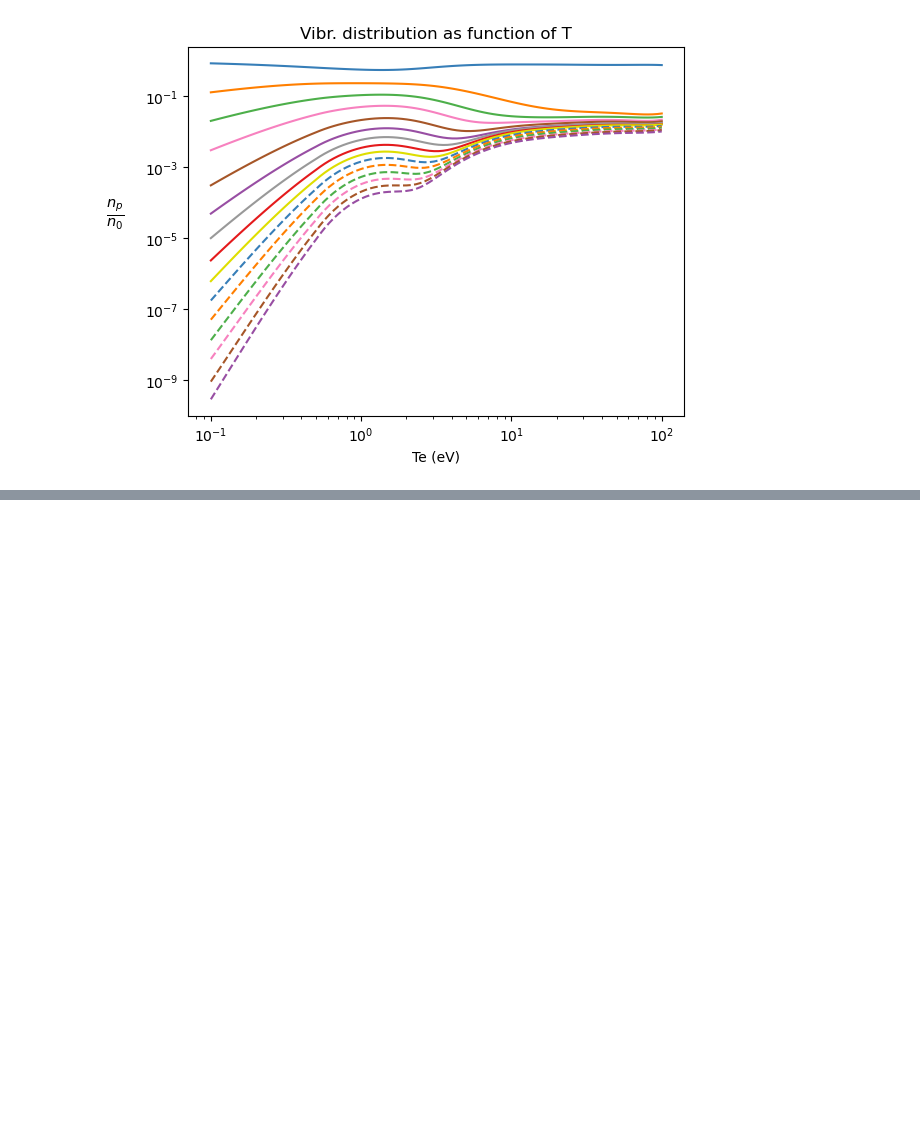
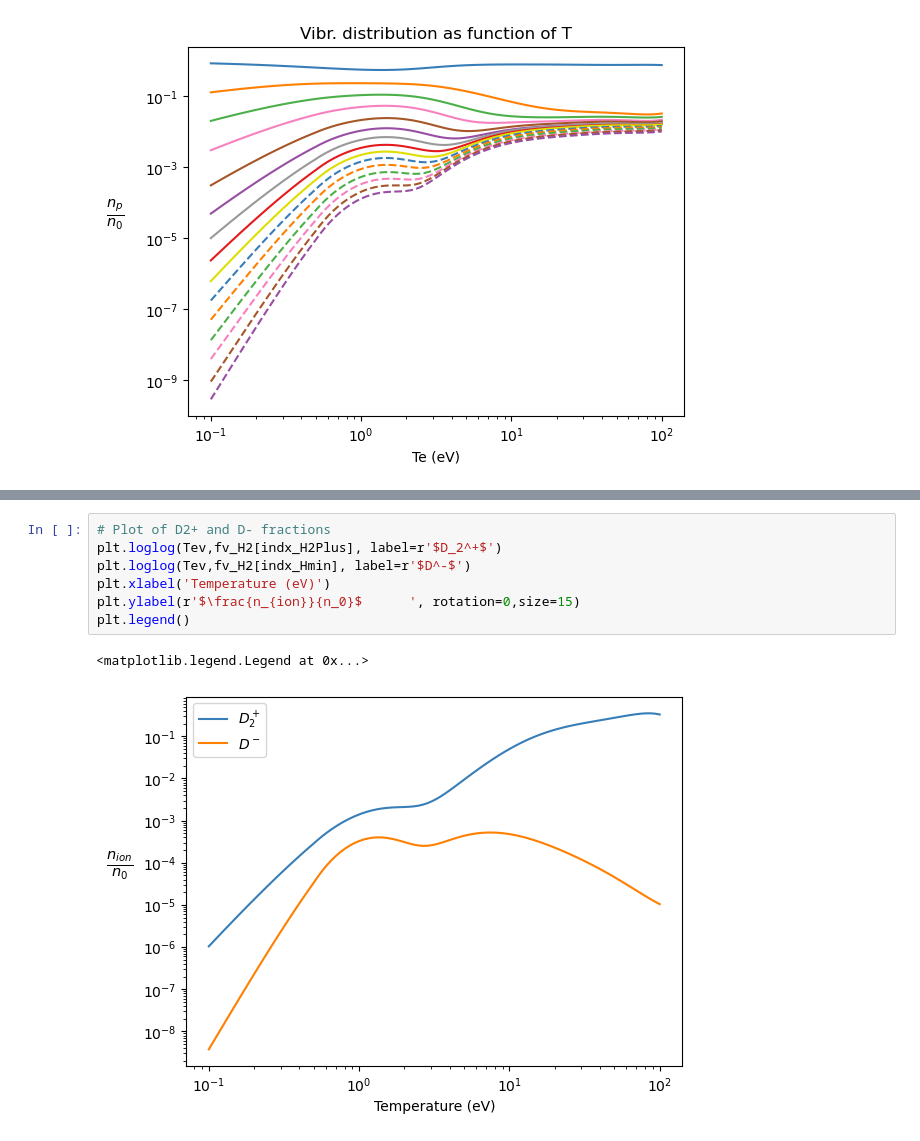
Before and after one commit to kevinverhaegh/Vibr_mod_effective_rates, a Jupyter notebook: Exp_file.ipynb, the cells around one changed output, grey strips where cells are left out. Drawn from its saved outputs; the diff is of its cells as text; blank space fills up the shorter version.

```diff
--- a/Exp_file.ipynb
+++ b/Exp_file.ipynb
@@ -79,0 +86,10 @@ plt.show()
+# %%
+# Plot of D2+ and D- fractions
+plt.loglog(Tev,fv_H2[indx_H2Plus], label=r'$D_2^+$')
+plt.loglog(Tev,fv_H2[indx_Hmin], label=r'$D^-$')
+plt.xlabel('Temperature (eV)')
+plt.ylabel(r'$\frac{n_{ion}}{n_0}$      ', rotation=0,size=15)
+plt.legend()
+# %% [output]
+<matplotlib.legend.Legend at 0x...>
+[figure, added]
```
Also changed, not shown: parts of 7 cells of this notebook, 5 other files.
